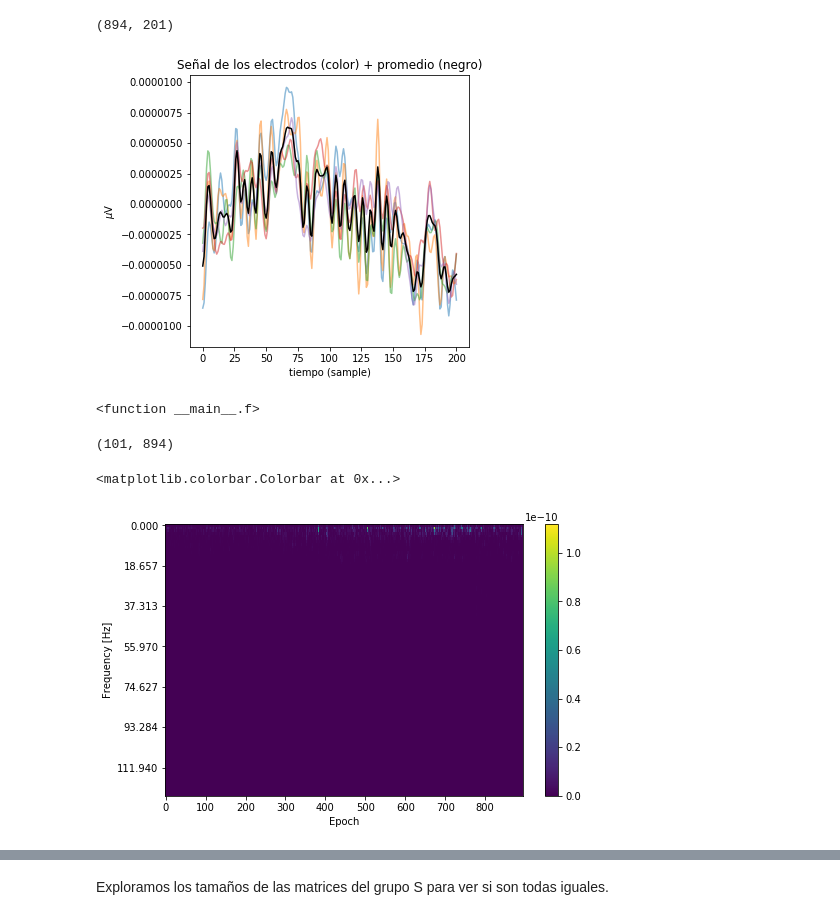
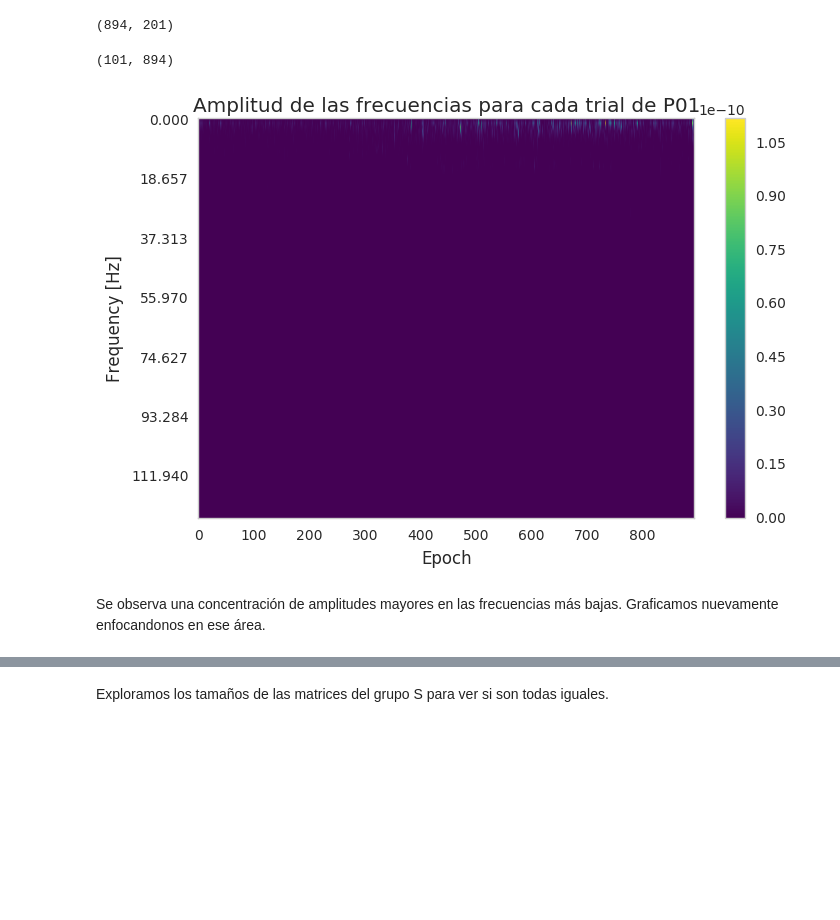
Before and after one commit to m2march/ciencia_datos, a Jupyter notebook: tp2/tp2.ipynb, the cells around one changed output, grey strips where cells are left out. Saved outputs shown, nothing was run; the diff lists cells and outputs as text; code cells hidden in the pictures; blank space fills up the shorter version.

```diff
--- a/tp2/tp2.ipynb
+++ b/tp2/tp2.ipynb
@@ -86,6 +94,8 @@ from IPython.display import display
 from MatrixProvider import MatrixProvider
 import time
 import pickle
+# %%
+sns.set_style("whitegrid", {'axes.grid' : False})
 # %%
 import glob
 # %% [markdown]
@@ -152,19 +168,6 @@ promedio = np.mean(recorte, axis=1)
 promedio.shape
 # %% [output]
 (894, 201)
-# %%
-def f(epoch):
-    plt.figure(figsize=(5, 5))
-    for i in range(len(array_electrodos)):
-        plot(recorte[epoch, i, :], alpha=0.5)
-    plot(promedio[epoch, :], color='black')
-    xlabel('tiempo (sample)')
-    ylabel('$\mu$V')
-    title('Señal de los electrodos (color) + promedio (negro)')
-interact(f, epoch=(0, 20))
-# %% [output]
-[figure, removed]
-<function __main__.f>
 # %%
 f, Pxx = scs.welch(promedio, fs=FREQ_SAMPLE)
 # %%
@@ -173,14 +176,16 @@ len(f), len(Pxx)
 (101, 894)
 # %%
 plt.figure(figsize=(8, 5))
-imshow(Pxx.T, aspect='auto')
+imshow(Pxx.T, aspect='auto', cmap=cm.viridis)
 tick_select = range(0, len(f), 15)
 tick_labels = ['{:.3f}'.format(x) for x in f[tick_select]]
 yticks(tick_select, tick_labels)
 xlabel('Epoch')
 ylabel('Frequency [Hz]')
-colorbar()
+title('Amplitud de las frecuencias para cada trial de P01')
+_ = colorbar()
 # %% [output]
-<matplotlib.colorbar.Colorbar at 0x...>
-[figure, old version]
+[figure, new version]
+# %% [markdown]
+Se observa una concentración de amplitudes mayores en las frecuencias más bajas. Graficamos nuevamente enfocandonos en ese área.
 # %%
```
Also changed, not shown: parts of 52 cells of this notebook.
